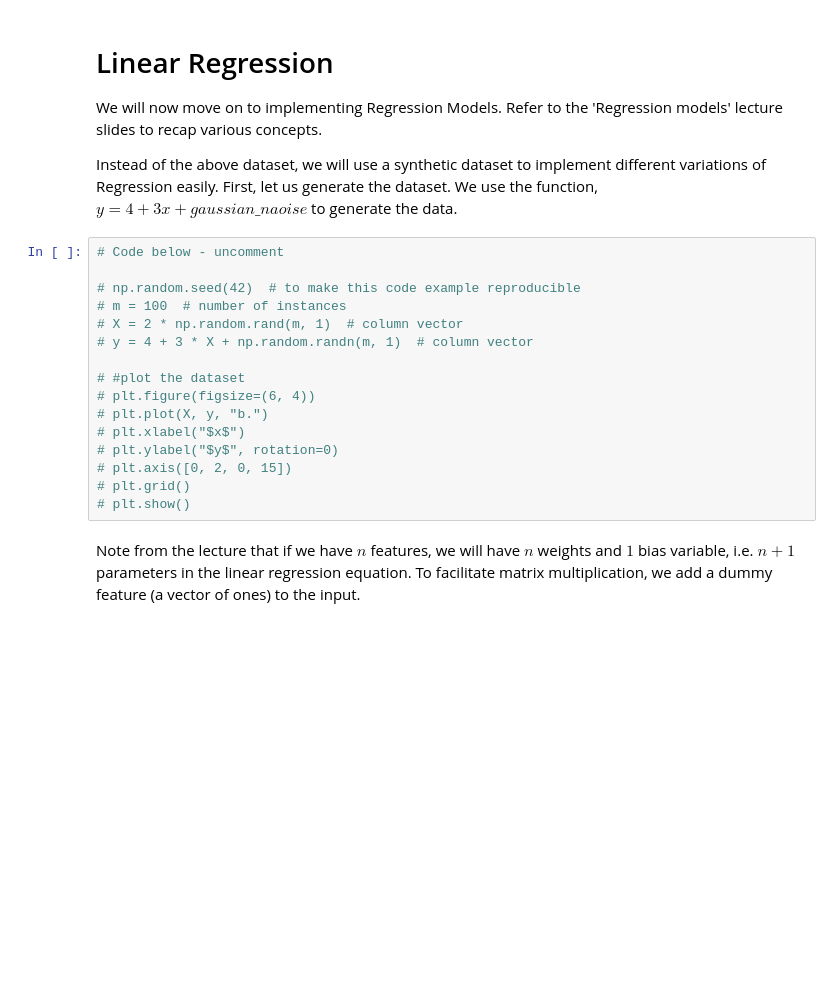
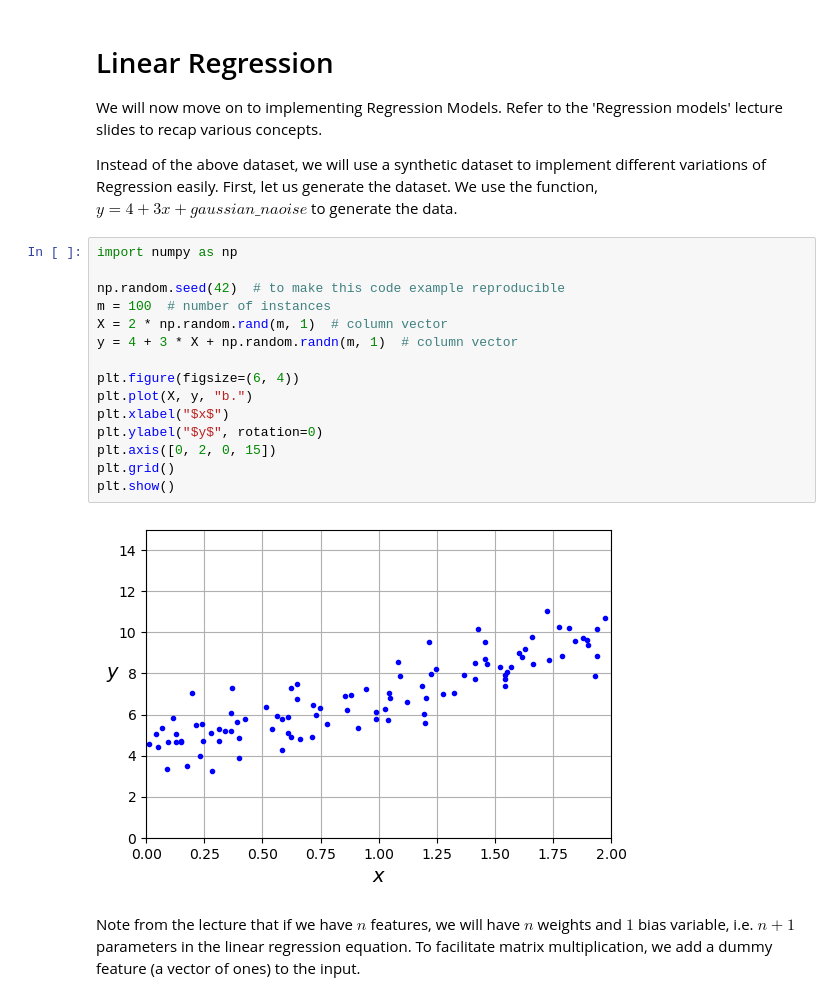
Before and after one commit to SaidAit01/Machine-Learning-Labs, a Jupyter notebook: MachineLearningBasicsAndRegression.ipynb, the cells around one changed output. Drawn from its saved outputs; the diff is of its cells as text; blank space fills up the shorter version.

```diff
--- a/MachineLearningBasicsAndRegression.ipynb
+++ b/MachineLearningBasicsAndRegression.ipynb
@@ -228,21 +227,22 @@ We will now move on to implementing Regression Models. Refer to the 'Regression
 
 Instead of the above dataset, we will use a synthetic dataset to implement different variations of Regression easily. First, let us generate the dataset. We use the function, $y=4+3x+gaussian\_naoise$ to generate the data.
 # %%
-# Code below - uncomment
+import numpy as np
 
-# np.random.seed(42)  # to make this code example reproducible
-# m = 100  # number of instances
-# X = 2 * np.random.rand(m, 1)  # column vector
-# y = 4 + 3 * X + np.random.randn(m, 1)  # column vector
+np.random.seed(42)  # to make this code example reproducible
+m = 100  # number of instances
+X = 2 * np.random.rand(m, 1)  # column vector
+y = 4 + 3 * X + np.random.randn(m, 1)  # column vector
 
-# #plot the dataset
-# plt.figure(figsize=(6, 4))
-# plt.plot(X, y, "b.")
-# plt.xlabel("$x$")
-# plt.ylabel("$y$", rotation=0)
-# plt.axis([0, 2, 0, 15])
-# plt.grid()
-# plt.show()
+plt.figure(figsize=(6, 4))
+plt.plot(X, y, "b.")
+plt.xlabel("$x$")
+plt.ylabel("$y$", rotation=0)
+plt.axis([0, 2, 0, 15])
+plt.grid()
+plt.show()
+# %% [output]
+[figure, added]
 # %% [markdown]
 Note from the lecture that if we have $n$ features, we will have $n$ weights and $1$ bias variable, i.e. $n+1$ parameters in the linear regression equation. To facilitate matrix multiplication, we add a dummy feature (a vector of ones) to the input.
 # %%
```
Also changed, not shown: parts of 1 cell of this notebook.
